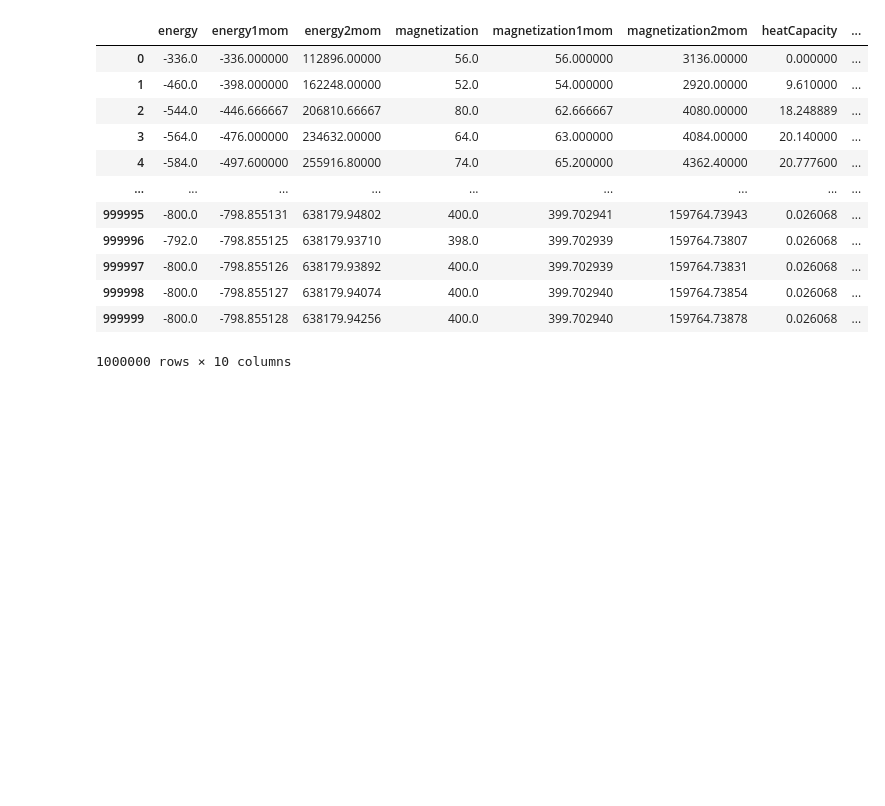
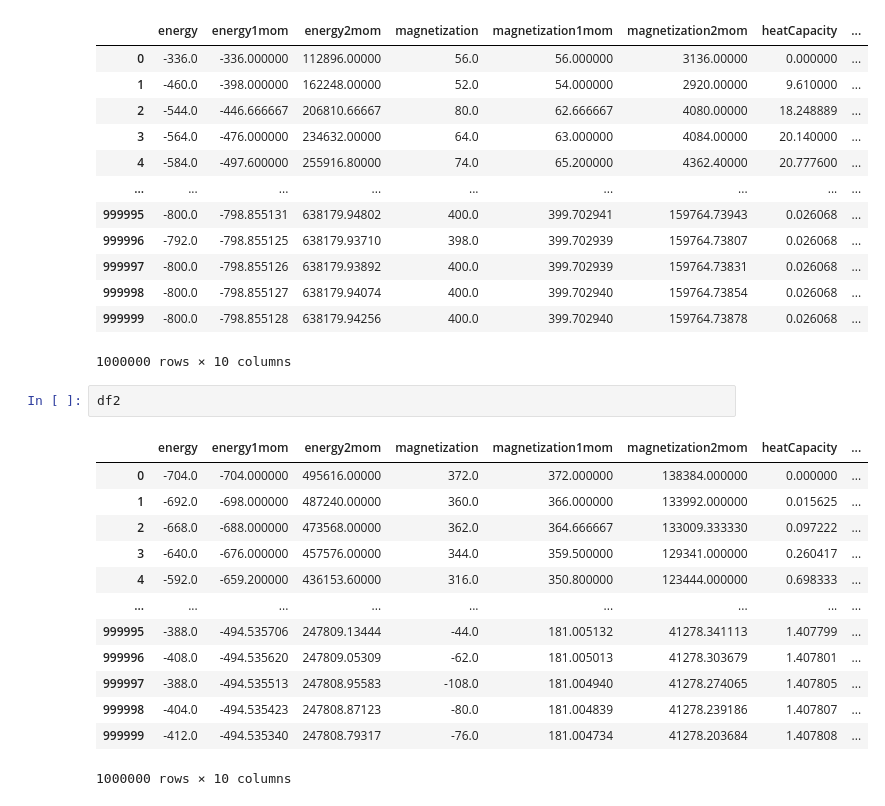
Before and after one commit to augude/fys3150, a Jupyter notebook: Project4/plotting.ipynb, the cells around one changed output. Drawn from its saved outputs; the diff is of its cells as text; blank space fills up the shorter version.

```diff
--- a/Project4/plotting.ipynb
+++ b/Project4/plotting.ipynb
@@ -184,3 +195,19 @@ df1
 | 999998 | -800.0 | -798.855127 | 638179.94074 | 400.0 | 399.702940 | 159764.73854 | 0.026068 | ... |
 | 999999 | -800.0 | -798.855128 | 638179.94256 | 400.0 | 399.702940 | 159764.73878 | 0.026068 | ... |
 1000000 rows × 10 columns
+# %%
+df2
+# %% [output]
+|  | energy | energy1mom | energy2mom | magnetization | magnetization1mom | magnetization2mom | heatCapacity | ... |
+| 0 | -704.0 | -704.000000 | 495616.00000 | 372.0 | 372.000000 | 138384.000000 | 0.000000 | ... |
+| 1 | -692.0 | -698.000000 | 487240.00000 | 360.0 | 366.000000 | 133992.000000 | 0.015625 | ... |
+| 2 | -668.0 | -688.000000 | 473568.00000 | 362.0 | 364.666667 | 133009.333330 | 0.097222 | ... |
+| 3 | -640.0 | -676.000000 | 457576.00000 | 344.0 | 359.500000 | 129341.000000 | 0.260417 | ... |
+| 4 | -592.0 | -659.200000 | 436153.60000 | 316.0 | 350.800000 | 123444.000000 | 0.698333 | ... |
+| ... | ... | ... | ... | ... | ... | ... | ... | ... |
+| 999995 | -388.0 | -494.535706 | 247809.13444 | -44.0 | 181.005132 | 41278.341113 | 1.407799 | ... |
+| 999996 | -408.0 | -494.535620 | 247809.05309 | -62.0 | 181.005013 | 41278.303679 | 1.407801 | ... |
+| 999997 | -388.0 | -494.535513 | 247808.95583 | -108.0 | 181.004940 | 41278.274065 | 1.407805 | ... |
+| 999998 | -404.0 | -494.535423 | 247808.87123 | -80.0 | 181.004839 | 41278.239186 | 1.407807 | ... |
+| 999999 | -412.0 | -494.535340 | 247808.79317 | -76.0 | 181.004734 | 41278.203684 | 1.407808 | ... |
+1000000 rows × 10 columns
```
Also changed, not shown: parts of 4 cells of this notebook, 1 other file.
